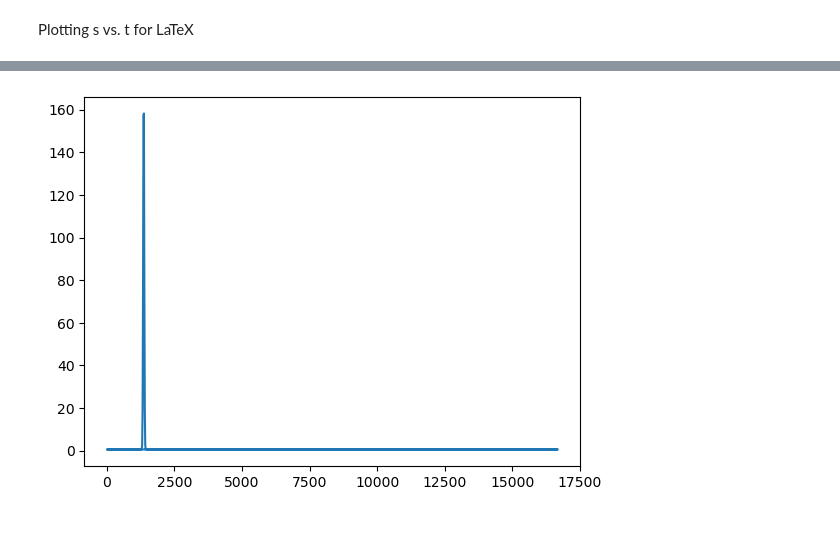
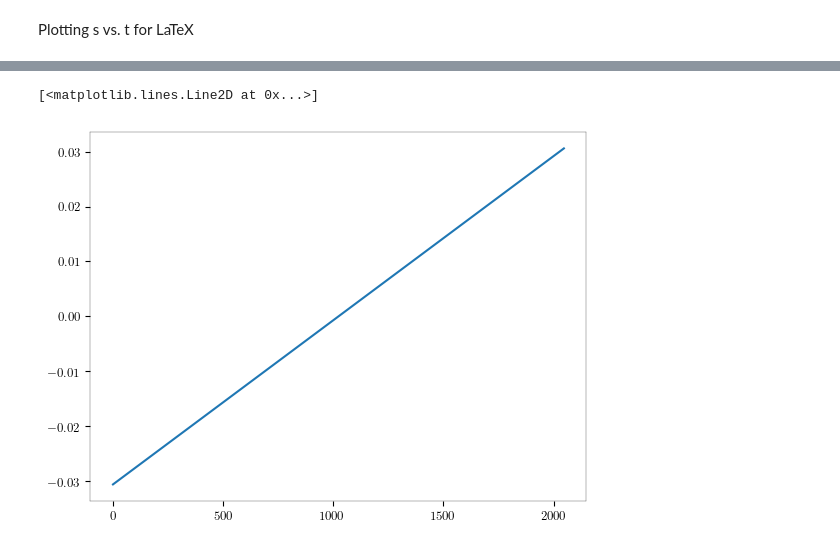
Before and after one commit to sejin8642/ftnmr, a Jupyter notebook: latex/ft/ft.ipynb, the cells around one changed output, grey strips where cells are left out. Drawn from its saved outputs; the diff is of its cells as text; code cells hidden in the pictures.

```diff
--- a/latex/ft/ft.ipynb
+++ b/latex/ft/ft.ipynb
@@ -168,2 +99,0 @@ y = np.exp(2*np.pi*0.005j*s.t)*np.exp(-pow(s.t, 2)/pow(10, 7))
-# %%
-x = s.t
@@ -175,4 +100,4 @@ plt.show()
 # %%
 Y = scipy.fft.fft(y)
 # %%
-f =scipy.fft.fftfreq()
+f = scipy.fft.fftfreq(len(x), s.dt)
@@ -183 +104,8 @@ x1
+# %%
+f_n = np.roll(f, 1024)
+# %%
+plt.plot(np.arange(0, len(x)), f_n)
+# %% [output]
+[<matplotlib.lines.Line2D at 0x...>]
+[figure, added]
 # %%
@@ -185,5 +112,0 @@ Y1 = np.roll(Y, 512)
-# %%
-plt.plot(x1, Y1.real)
-plt.show()
-# %% [output]
-[figure, removed]
```
Also changed, not shown: parts of 33 cells of this notebook, 1 other file.
